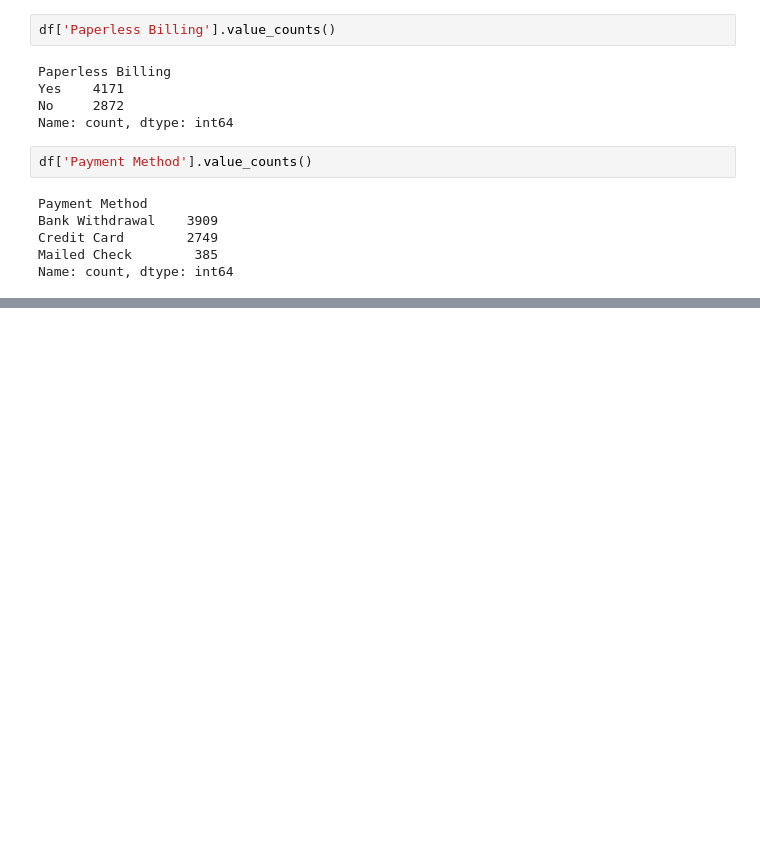
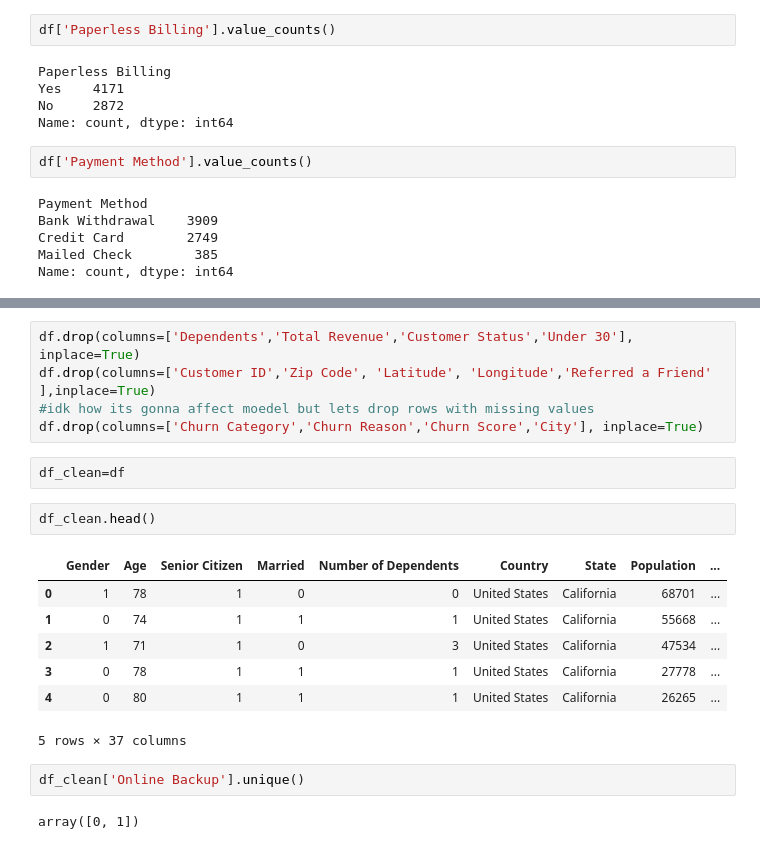
Before and after one commit to SaurabhLokhande2408/customer_churn_engine, a Jupyter notebook: dataset/eda.ipynb, the cells around one changed output, grey strips where cells are left out. Cells and saved outputs as stored; diff of their text form; blank space fills up the shorter version.

```diff
--- a/dataset/eda.ipynb
+++ b/dataset/eda.ipynb
@@ -332,0 +473,21 @@ sns.heatmap(df.corr(numeric_only=True),annot=True)
+# %%
+df.drop(columns=['Dependents','Total Revenue','Customer Status','Under 30'], inplace=True)
+df.drop(columns=['Customer ID','Zip Code', 'Latitude', 'Longitude','Referred a Friend' ],inplace=True)
+#idk how its gonna affect moedel but lets drop rows with missing values
+df.drop(columns=['Churn Category','Churn Reason','Churn Score','City'], inplace=True)
+# %%
+df_clean=df
+# %%
+df_clean.head()
+# %% [output]
+|  | Gender | Age | Senior Citizen | Married | Number of Dependents | Country | State | Population | ... |
+| 0 | 1 | 78 | 1 | 0 | 0 | United States | California | 68701 | ... |
+| 1 | 0 | 74 | 1 | 1 | 1 | United States | California | 55668 | ... |
+| 2 | 1 | 71 | 1 | 0 | 3 | United States | California | 47534 | ... |
+| 3 | 0 | 78 | 1 | 1 | 1 | United States | California | 27778 | ... |
+| 4 | 0 | 80 | 1 | 1 | 1 | United States | California | 26265 | ... |
+5 rows × 37 columns
+# %%
+df_clean['Online Backup'].unique()
+# %% [output]
+array([0, 1])
```
Also changed, not shown: parts of 46 cells of this notebook.
